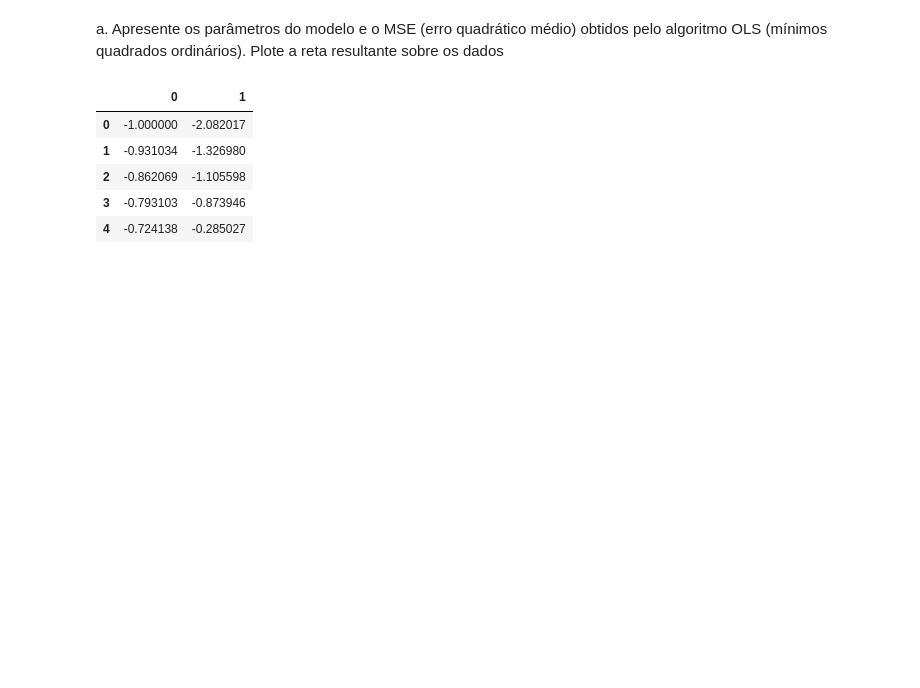
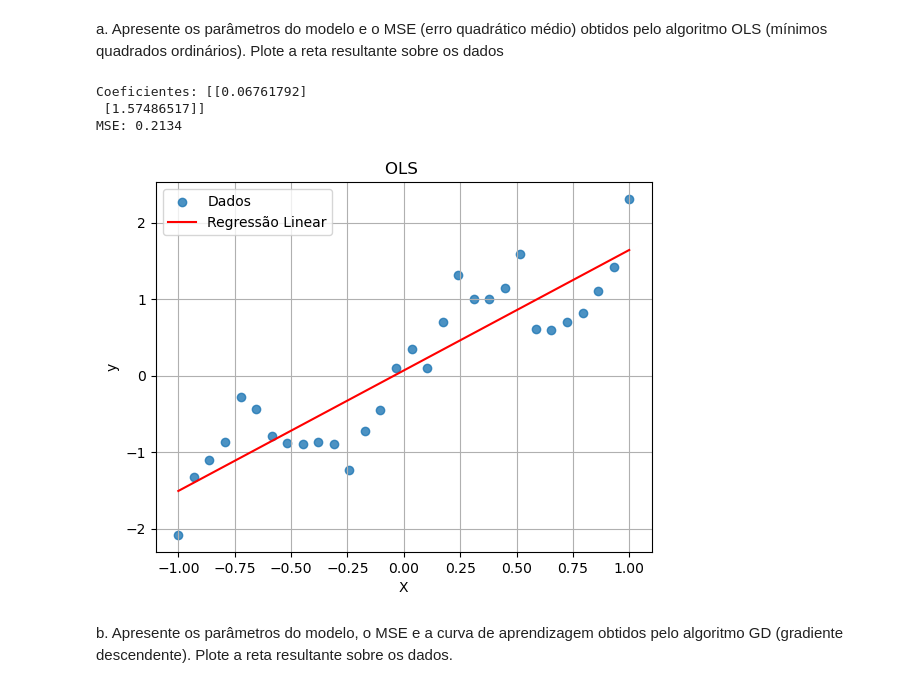
Before and after one commit to joao1pedro/CKP8277-AMA, a Jupyter notebook: Listas/lista_01/lista_01_ama/lista_01.ipynb, the cells around one changed output. Cells and saved outputs as stored; diff of their text form; code cells hidden in the pictures; blank space fills up the shorter version.

```diff
--- a/Listas/lista_01/lista_01_ama/lista_01.ipynb
+++ b/Listas/lista_01/lista_01_ama/lista_01.ipynb
@@ -8,15 +7,43 @@ Considere o conjunto de dados disponível em artificial1d.csv organizado em duas
 # %% [markdown]
 a. Apresente os parâmetros do modelo e o MSE (erro quadrático médio) obtidos pelo algoritmo OLS (mínimos quadrados ordinários). Plote a reta resultante sobre os dados
 # %%
-df = pd.read_csv('artificial1d.csv', header=None)
-df.head()
+dataset = np.genfromtxt('./artificial1d.csv', delimiter=',')
+
+X = np.c_[dataset[:, 0]]
+y = dataset[:, [1]]
-# %% [output]
-|  | 0 | 1 |
-| 0 | -1.000000 | -2.082017 |
-| 1 | -0.931034 | -1.326980 |
-| 2 | -0.862069 | -1.105598 |
-| 3 | -0.793103 | -0.873946 |
-| 4 | -0.724138 | -0.285027 |
-# %%
-X = df[0].values.reshape(-1, 1)
-y = df[1].values
+# %%
+def ols(X, y):
+    N = X.shape[0]
+    X = np.c_[np.ones(N), X]
+
+    A = X.T @ X
+    b = X.T @ y
+
+    w_hat = np.linalg.solve(A, b)
+
+    y_pred = X @ w_hat
+
+    mse = (1/N) * np.sum((y - y_pred) ** 2)
+
+    return w_hat, mse, y_pred
+# %%
+w_hat, mse, y_pred = ols(X, y)
+
+print(f"Coeficientes: {w_hat}")
+print(f"MSE: {mse:.4f}")
+
+plt.scatter(X, y, label="Dados", alpha=0.8)
+plt.plot(X, y_pred, color='red', label="Regressão Linear")
+plt.xlabel("X")
+plt.ylabel("y")
+plt.title("OLS ")
+plt.legend()
+plt.grid(True)
+plt.show()
+# %% [output]
+Coeficientes: [[0.06761792]
+ [1.57486517]]
+MSE: 0.2134
+[figure, added]
+# %% [markdown]
+b. Apresente os parâmetros do modelo, o MSE e a curva de aprendizagem obtidos pelo algoritmo GD (gradiente descendente). Plote a reta resultante sobre os dados.
```
Also changed, not shown: parts of 6 cells of this notebook.
